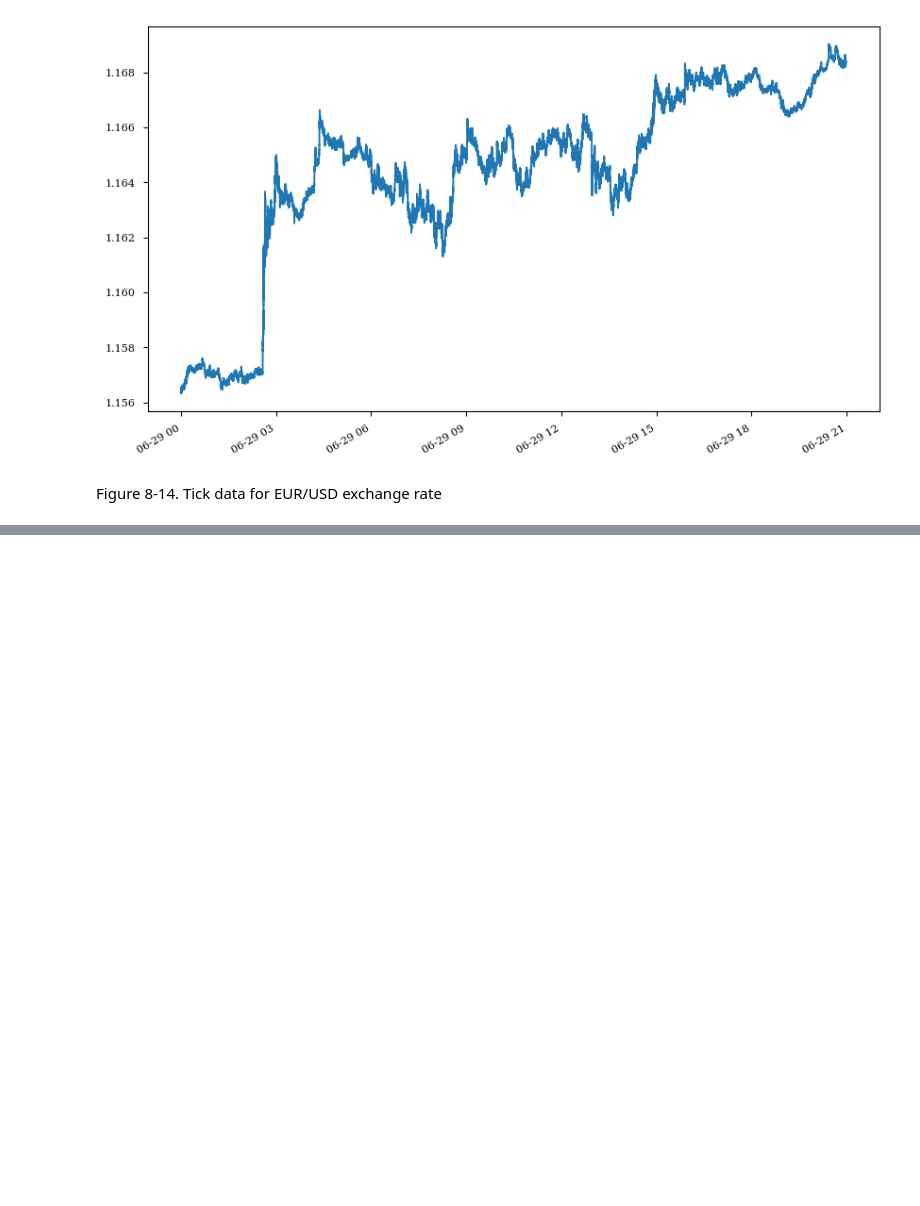
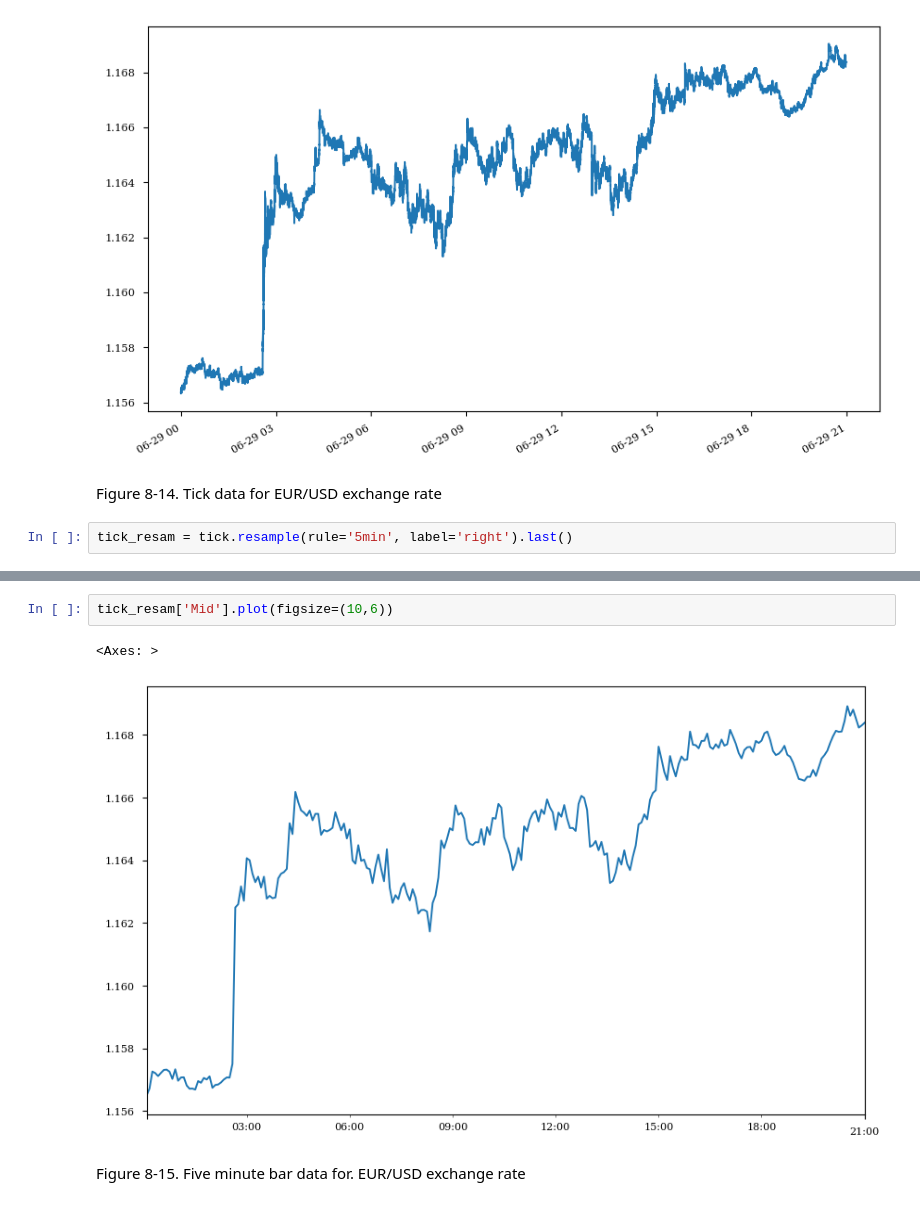
Before and after one commit to Youngsoo1024/Python_Finance, a Jupyter notebook: Chap8/ch8_test.ipynb, the cells around one changed output, grey strips where cells are left out. Cells and saved outputs as stored; diff of their text form; blank space fills up the shorter version.

```diff
--- a/Chap8/ch8_test.ipynb
+++ b/Chap8/ch8_test.ipynb
@@ -451,3 +451,5 @@ tick['Mid'].plot(figsize=(10,6))
 [figure]
 # %% [markdown]
 Figure 8-14. Tick data for EUR/USD exchange rate
+# %%
+tick_resam = tick.resample(rule='5min', label='right').last()
@@ -453,0 +465,7 @@ Figure 8-14. Tick data for EUR/USD exchange rate
+# %%
+tick_resam['Mid'].plot(figsize=(10,6))
+# %% [output]
+<Axes: >
+[figure, added]
+# %% [markdown]
+Figure 8-15. Five minute bar data for. EUR/USD exchange rate
```
Also changed, not shown: parts of 1 cell of this notebook, 4 other files.
